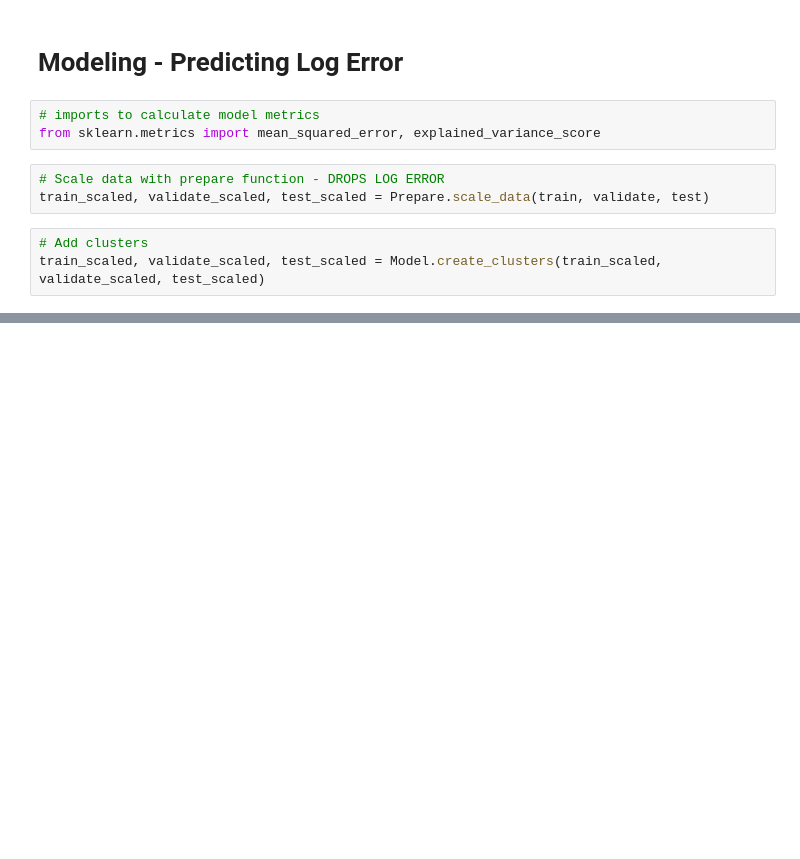
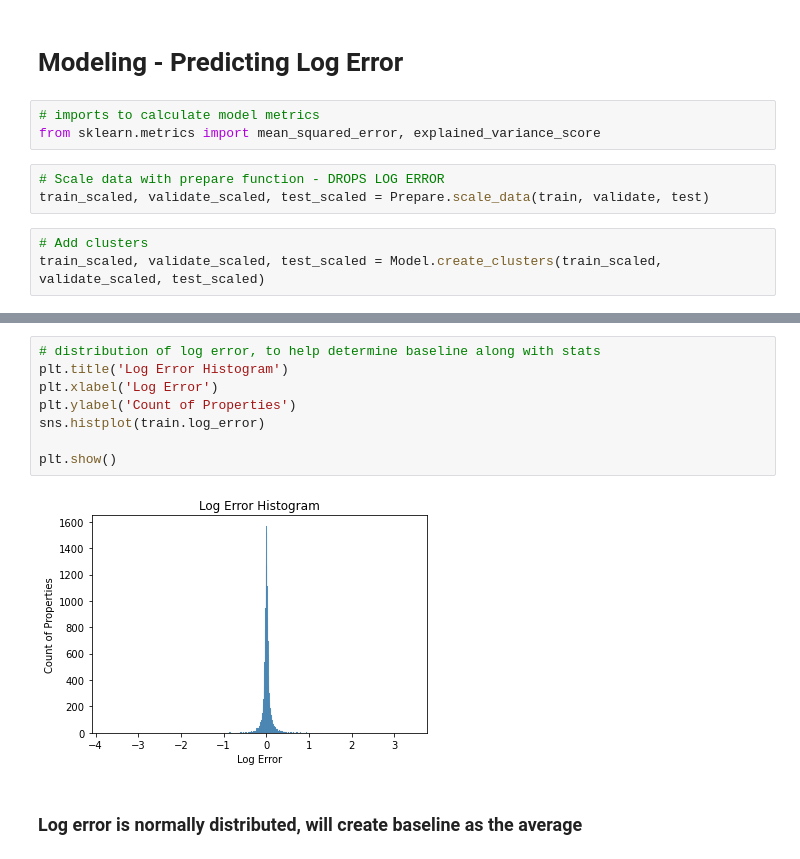
Before and after one commit to christophermayorga/zillow-clustering-project, a Jupyter notebook: Final_Model.ipynb, the cells around one changed output, grey strips where cells are left out. Drawn from its saved outputs; the diff is of its cells as text; blank space fills up the shorter version.

```diff
--- a/Final_Model.ipynb
+++ b/Final_Model.ipynb
@@ -495,0 +525,12 @@ train_scaled, validate_scaled, test_scaled = Model.create_clusters(train_scaled,
+# %%
+# distribution of log error, to help determine baseline along with stats
+plt.title('Log Error Histogram')
+plt.xlabel('Log Error')
+plt.ylabel('Count of Properties')
+sns.histplot(train.log_error)
+
+plt.show()
+# %% [output]
+[figure, added]
+# %% [markdown]
+### Log error is normally distributed, will create baseline as the average
```
Also changed, not shown: parts of 29 cells of this notebook.
